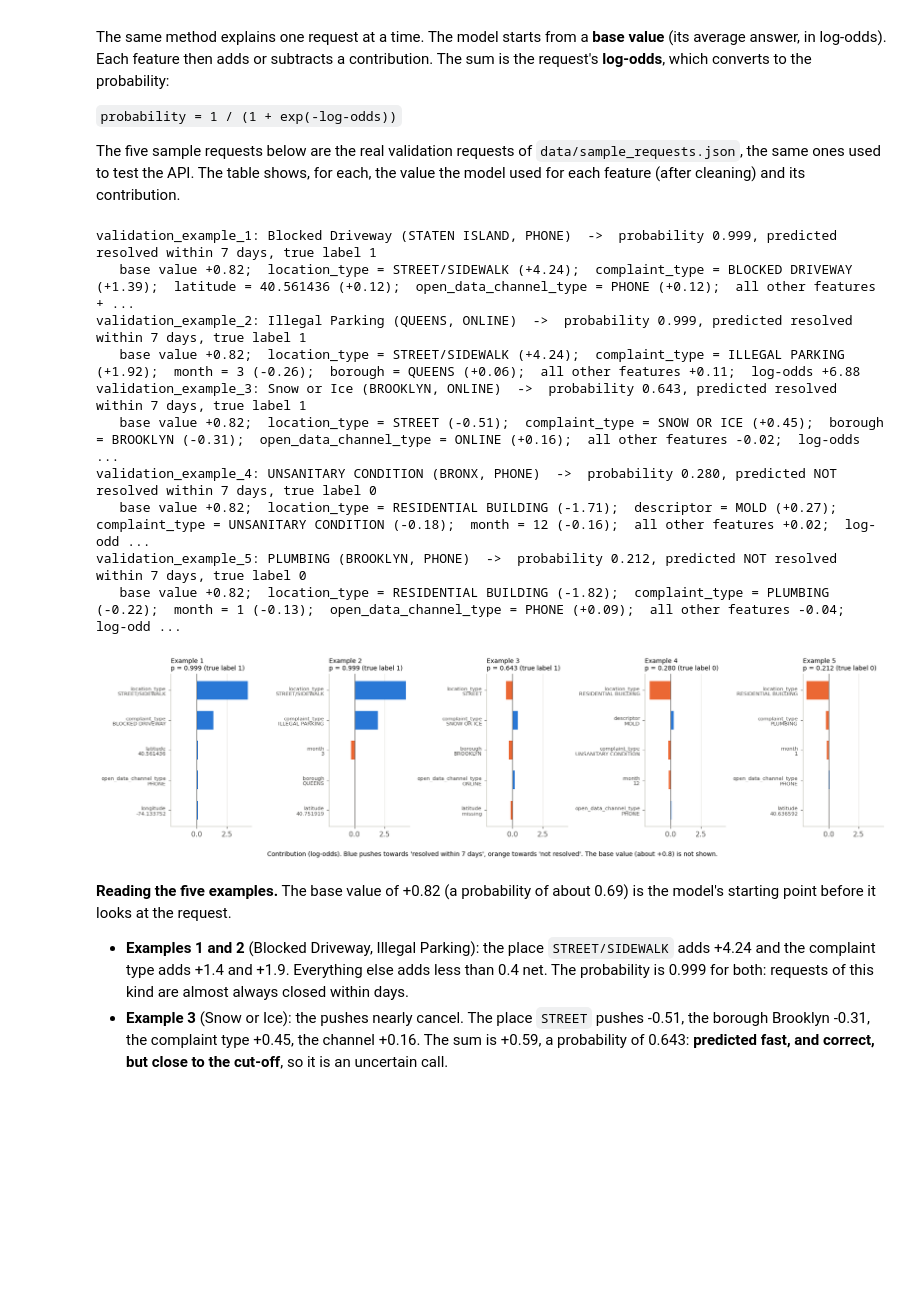
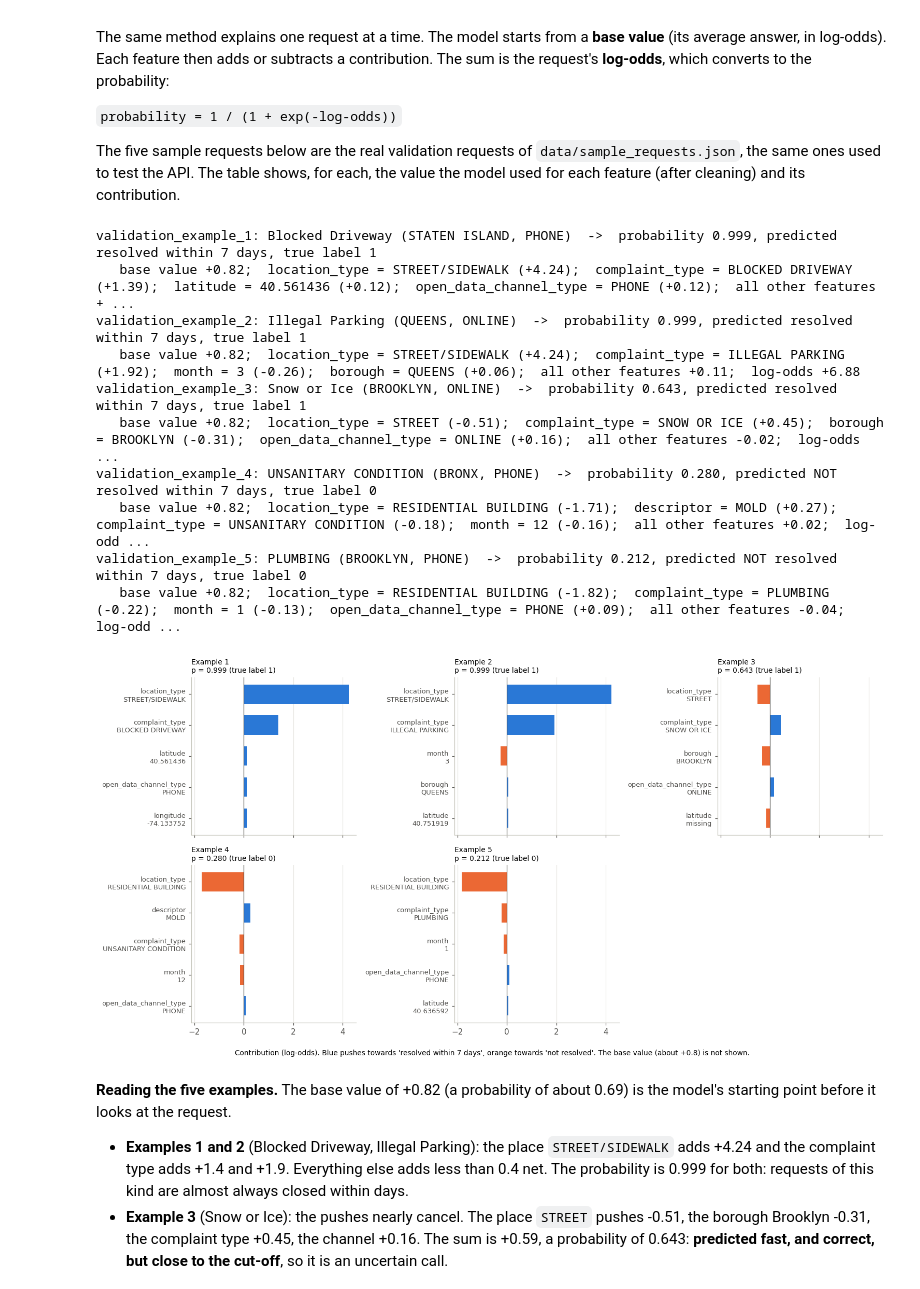
Before and after one commit to LyHenglong/CLD375-CivicAI, a Jupyter notebook: notebooks/06_final_model_xgboost.ipynb, the cells around one changed output. Drawn from its saved outputs; the diff is of its cells as text; code cells hidden in the pictures; blank space fills up the shorter version.

Commit message:
Phase 6c: interpretation notebook finished (clearer figures, corrected wording); CLAUDE.md note on the project document

```diff
--- a/notebooks/06_final_model_xgboost.ipynb
+++ b/notebooks/06_final_model_xgboost.ipynb
@@ -332,12 +332,13 @@ fig, ax = plt.subplots(figsize=(10, 5.8))
 ax.barh(top.index, top["type and place together"], color=[ORANGE if v < 0 else BLUE for v in top["type and place together"]], height=0.65)
 for i, (name, row) in enumerate(top.iterrows()):
     value = row["type and place together"]
-    ax.text(value + (0.15 if value >= 0 else -0.15), i, f"type {row['push from the type']:+.1f}, place {row['push from the place']:+.1f}  |  {row['really resolved within 7 days']:.0%} really fast",
-            va="center", ha="left" if value >= 0 else "right", fontsize=8, color=INK)
+    # the text goes on the empty side of the zero line, so it never covers the bar or the names on the left
+    ax.text(0.2 if value < 0 else value + 0.15, i, f"type {row['push from the type']:+.1f}, place {row['push from the place']:+.1f}  |  {row['really resolved within 7 days']:.0%} really fast",
+            va="center", ha="left", fontsize=8, color=INK)
 ax.axvline(0, color=INK, linewidth=0.8)
-ax.set_xlim(top["type and place together"].min() - 4.5, top["type and place together"].max() + 4.5)
+ax.set_xlim(top["type and place together"].min() - 0.6, top["type and place together"].max() + 5.5)
 ax.invert_yaxis()
-ax.set_xlabel("Average contribution of the complaint type and its place together (log-odds; orange = towards slow, blue = towards fast)")
+ax.set_xlabel("Average contribution of type and place together (log-odds; orange = slow, blue = fast)")
 ax.set_title("Complaint types that push hardest towards slow and towards fast (validation split)", loc="left", fontsize=11)
 ax.grid(axis="y", visible=False)
 fig.savefig(FIG_DIR / "08_complaint_type_contributions.png")
@@ -528,37 +529,38 @@ for item in samples:
 
 for e in explained:
     top3 = e["parts"].reindex(e["parts"].abs().sort_values(ascending=False).index).head(4)
     print(f"{e['name']}: {e['request']['complaint_type']} ({e['request']['borough']}, {e['request']['open_data_channel_type']})  ->  "
           f"probability {e['probability']:.3f}, predicted {'resolved within 7 days' if e['probability'] > 0.5 else 'NOT resolved within 7 days'}, true label {e['true_label']}")
     print("   base value %+.2f;  " % e["bias"] + ";  ".join(f"{f} = {e['cleaned'][f]} ({v:+.2f})" for f, v in top3.items()) +
           f";  all other features {e['parts'].drop(top3.index).sum():+.2f};  log-odds {e['log_odds']:+.2f}")
 
-fig, axes = plt.subplots(1, 5, figsize=(16, 4.2), sharex=True)
-for ax, e in zip(axes, explained):
+fig, axes = plt.subplots(2, 3, figsize=(14, 7.2), sharex=True)
+axes[1, 2].axis("off")
+for ax, e in zip(axes.ravel(), explained):
     parts = e["parts"].reindex(e["parts"].abs().sort_values(ascending=False).index).head(5)
     labels = [f"{f}\n{'missing' if pd.isna(e['cleaned'][f]) else str(e['cleaned'][f])[:22]}" for f in parts.index]
     ax.barh(range(len(parts)), parts.values, color=[ORANGE if v < 0 else BLUE for v in parts.values], height=0.62)
-    ax.set_yticks(range(len(parts)), labels, fontsize=7.5)
+    ax.set_yticks(range(len(parts)), labels, fontsize=8.5)
     ax.invert_yaxis()
     ax.axvline(0, color=INK, linewidth=0.8)
     ax.set_title(f"{e['name'].replace('validation_example_', 'Example ')}\np = {e['probability']:.3f} (true label {e['true_label']})", loc="left", fontsize=9)
     ax.grid(axis="y", visible=False)
 fig.supxlabel("Contribution (log-odds). Blue pushes towards 'resolved within 7 days', orange towards 'not resolved'. The base value (about +0.8) is not shown.", fontsize=9)
 fig.tight_layout()
 fig.savefig(FIG_DIR / "08_sample_explanations.png")
 plt.show()
 # %% [output]
 validation_example_1: Blocked Driveway (STATEN ISLAND, PHONE)  ->  probability 0.999, predicted resolved within 7 days, true label 1
    base value +0.82;  location_type = STREET/SIDEWALK (+4.24);  complaint_type = BLOCKED DRIVEWAY (+1.39);  latitude = 40.561436 (+0.12);  open_data_channel_type = PHONE (+0.12);  all other features + ...
 validation_example_2: Illegal Parking (QUEENS, ONLINE)  ->  probability 0.999, predicted resolved within 7 days, true label 1
    base value +0.82;  location_type = STREET/SIDEWALK (+4.24);  complaint_type = ILLEGAL PARKING (+1.92);  month = 3 (-0.26);  borough = QUEENS (+0.06);  all other features +0.11;  log-odds +6.88
 validation_example_3: Snow or Ice (BROOKLYN, ONLINE)  ->  probability 0.643, predicted resolved within 7 days, true label 1
    base value +0.82;  location_type = STREET (-0.51);  complaint_type = SNOW OR ICE (+0.45);  borough = BROOKLYN (-0.31);  open_data_channel_type = ONLINE (+0.16);  all other features -0.02;  log-odds ...
 validation_example_4: UNSANITARY CONDITION (BRONX, PHONE)  ->  probability 0.280, predicted NOT resolved within 7 days, true label 0
    base value +0.82;  location_type = RESIDENTIAL BUILDING (-1.71);  descriptor = MOLD (+0.27);  complaint_type = UNSANITARY CONDITION (-0.18);  month = 12 (-0.16);  all other features +0.02;  log-odd ...
 validation_example_5: PLUMBING (BROOKLYN, PHONE)  ->  probability 0.212, predicted NOT resolved within 7 days, true label 0
    base value +0.82;  location_type = RESIDENTIAL BUILDING (-1.82);  complaint_type = PLUMBING (-0.22);  month = 1 (-0.13);  open_data_channel_type = PHONE (+0.09);  all other features -0.04;  log-odd ...
-[figure, old version]
+[figure, new version]
 # %% [markdown]
 **Reading the five examples.** The base value of +0.82 (a probability of about 0.69) is the model's starting point before it looks at the request.
 
```
Also changed, not shown: parts of 5 cells of this notebook, 5 other files.
